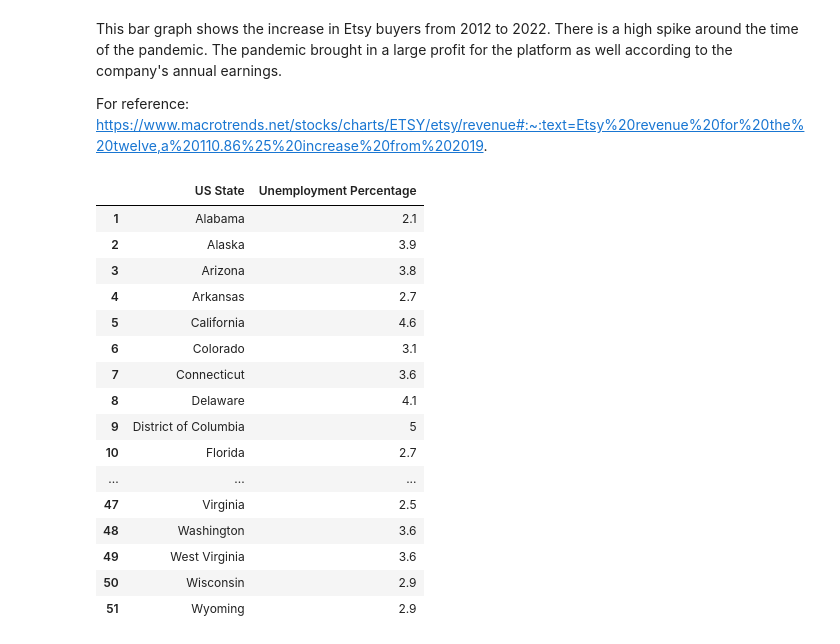
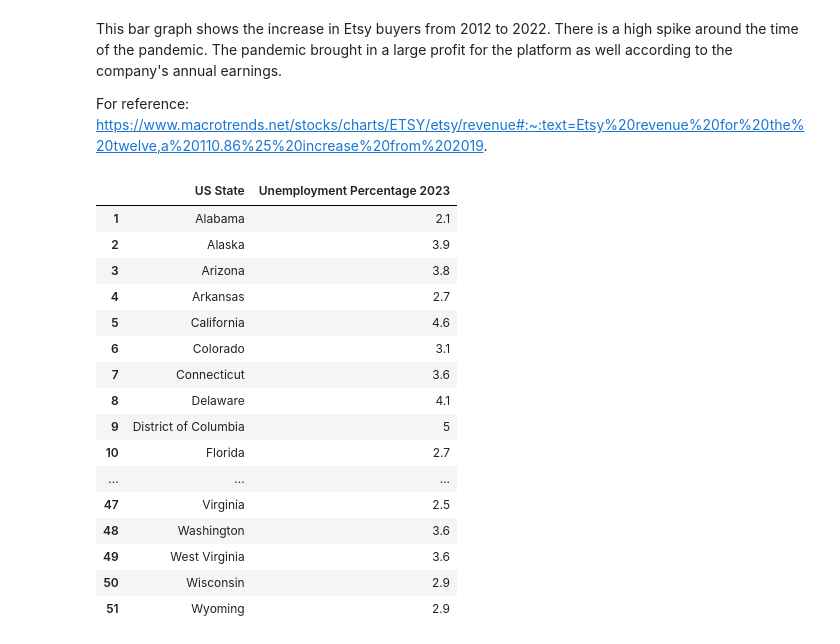
Before and after one commit to khagerthey/GIS, a Jupyter notebook: PS2.ipynb, the cells around one changed output. Cells and saved outputs as stored; diff of their text form; code cells hidden in the pictures.

```diff
--- a/PS2.ipynb
+++ b/PS2.ipynb
@@ -367,11 +367,11 @@ This bar graph shows the increase in Etsy buyers from 2012 to 2022. There is a h
 For reference: https://www.macrotrends.net/stocks/charts/ETSY/etsy/revenue#:~:text=Etsy%20revenue%20for%20the%20twelve,a%20110.86%25%20increase%20from%202019.
 # %%
 unemployment = pd.read_csv('https://raw.githubusercontent.com/khagerthey/GIS/main/data-F0paU.csv', header=None)
-unemployment.columns=["US State", "Unemployment Percentage"]
+unemployment.columns=["US State", "Unemployment Percentage 2023"]
 unemployment = unemployment.iloc[1:]
 unemployment
 # %% [output]
-|  | US State | Unemployment Percentage |
+|  | US State | Unemployment Percentage 2023 |
 | 1 | Alabama | 2.1 |
 | 2 | Alaska | 3.9 |
 | 3 | Arizona | 3.8 |
```
Also changed, not shown: parts of 3 cells of this notebook.
